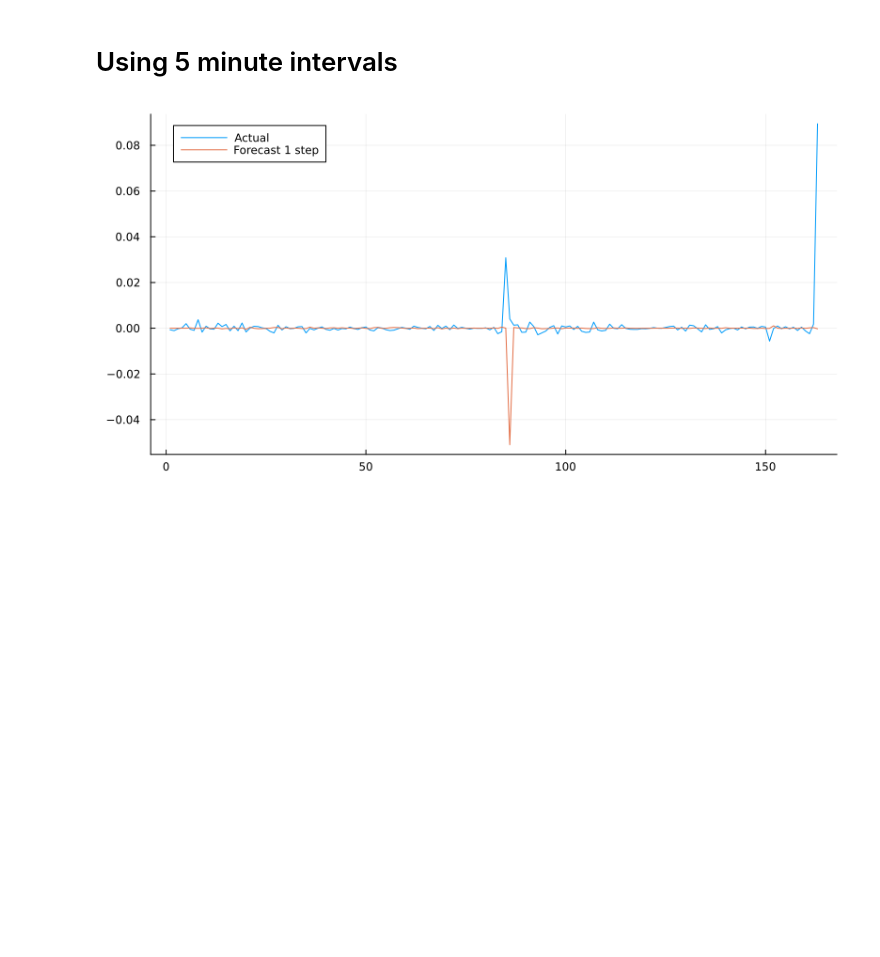
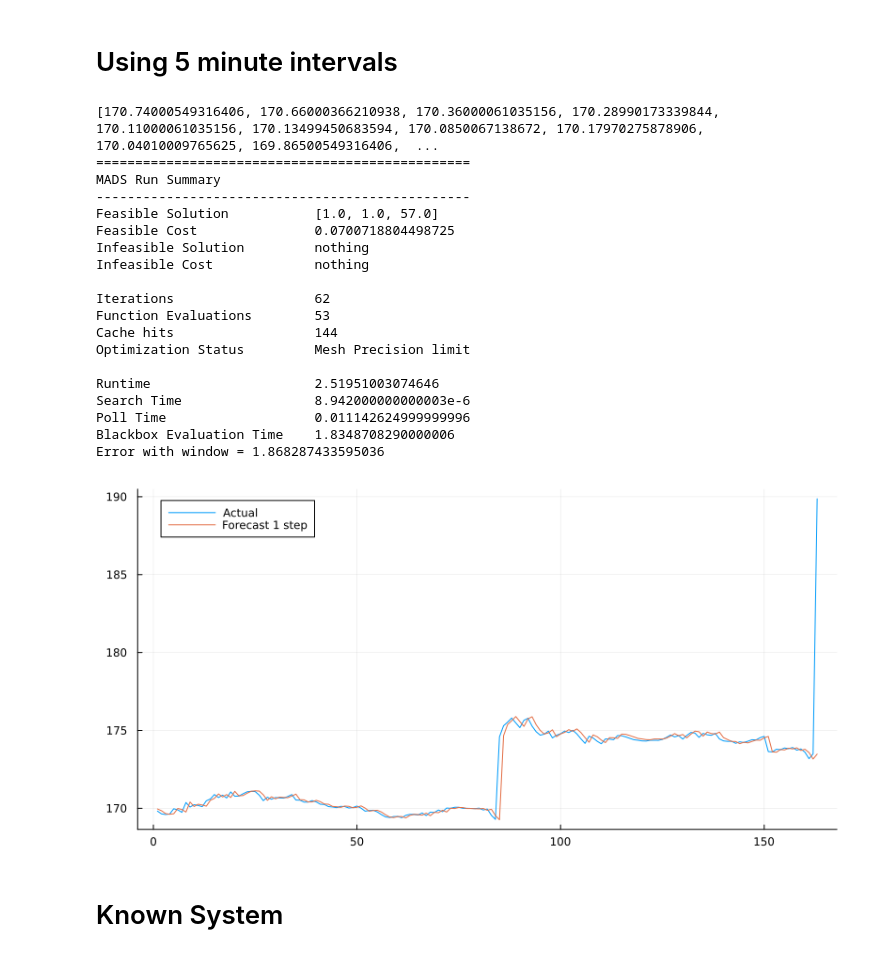
Before and after one commit to sheriff4000/fyp_repo, a Jupyter notebook: linear_refactor.ipynb, the cells around one changed output. Saved outputs shown, nothing was run; the diff lists cells and outputs as text; code cells hidden in the pictures; blank space fills up the shorter version.

```diff
--- a/linear_refactor.ipynb
+++ b/linear_refactor.ipynb
@@ -1,12 +1,13 @@
 # %%
 using DataFrames, Random, Statistics, Plots
-using AirBorne.ETL.YFinance: get_interday_data
+using AirBorne.ETL.YFinance: get_interday_data, get_chart_data, parse_intraday_raw_data
 using RollingFunctions
 using DirectSearch
 using PrettyTables
 using Suppressor
 using Latexify
 using Dates: DateTime, datetime2unix
+using Dates
 
 function regress(data, lookback=1, lookahead=1)
     num_samples = length(data) - lookback - lookahead + 1
@@ -20,7 +21,7 @@ function regress(data, lookback=1, lookahead=1)
     return params
 end
 
-function run_regression(data; lookback=1, lookahead=1, reparameterise_window=0)
+function run_regression(data; lookback=1, lookahead=1, reparameterise_window=0, dates=Nothing)
     step_map = Dict()
     step_error = []
     load_idx = max(lookback, reparameterise_window, round(Int, length(data) / 2))
@@ -54,7 +55,14 @@ function run_regression(data; lookback=1, lookahead=1, reparameterise_window=0)
         push!(step_error, mean((e).^2))
     end
 
-    step_plot = plot(running_data[lookahead+1:end], label="Actual", size=(800, 400))
+    if dates != Nothing
+        ticks = Dates.format.(dates, "dd-mm-yyyy")
+        tick_idx = 1:15:length(ticks)
+        println(tick_idx)
+        step_plot = plot(running_data[lookahead+1:end], xticks = (1:15:length(running_data),ticks[end-length(running_data)+1:15:end]), xrot=60, label="Actual", size=(800, 400))
+    else
+        step_plot = plot(running_data[lookahead+1:end], label="Actual", size=(800, 400))
+    end
     for i in 1:lookahead
         plot!(step_map[i][lookahead+1:end], label="Forecast $i step")
     end
@@ -65,7 +73,7 @@ unix(x) = string(round(Int, datetime2unix(DateTime(x))))
 aapl = get_interday_data(["AAPL"], unix("2021-01-01"), unix("2024-01-01"))
 returns = diff(log.(aapl.close))
 
-p, error = run_regression(returns; lookback=5, lookahead=2, reparameterise_window=50)
+p, error = run_regression(returns; lookback=5, lookahead=2, reparameterise_window=50, dates=aapl.date)
 display(p)
 println(error)
 # %% [output]
@@ -141,0 +158,23 @@ Error with no window = 0.00010581098836637986
+# %%
+function objective(x)
+    params = round.(Int, x)
+    obj_plot, errors = run_regression(train; lookback=params[1], lookahead=params[2], reparameterise_window=params[3])
+    plot!(obj_plot; title="Linear Model - Train Set. Lookback: $(params[1]), Lookahead: $(params[2]), Full Reparameterisation", size=(1000, 600))
+    # savefig(obj_plot, "linear_plots/linear_fixed_reparam/$(params[1])_$(params[2])_$(params[3]).svg")
+    return mean(errors)
+end
+
+# Optimising with a variable reparameterisation window
+problem = DSProblem(3, objective=objective, granularity=[1, 1, 1], initial_point=[5, 4, 0])
+valcond(x) = (0 < x[1] < (length(test) / 2)) &&  (x[2] == 4) && (x[3] == 0)
+AddExtremeConstraint(problem, valcond)
+Optimize!(problem)
+
+optimal = round.(Int, problem.x)
+
+opt_plot, error_window = run_regression(test; lookback=optimal[1], lookahead=optimal[2], reparameterise_window=optimal[3], dates = sp500.date)
+
+println("Error with window = $(mean(error_window))")
+plot!(opt_plot; title="Linear Model - Test Set. Lookback: $(optimal[1]), Lookahead: $(optimal[2]), Reparameterisation Window: $(optimal[3])", size=(1000, 600), ylabel="Log Price", left_margin=5Plots.mm, bottom_margin=5Plots.mm)
+display(opt_plot)
+# savefig(opt_plot, "linear_plots/linear_reparam/$(optimal[1])_$(optimal[2])_$(optimal[3])_TEST.svg")
@@ -144,31 +277,52 @@ Error with no window = 0.00010581098836637986
 # %%
 using AirBorne.ETL.YFinance: get_chart_data, parse_intraday_raw_data
 
 unix(x) = string(round(Int, datetime2unix(DateTime(x))))
 aapl = parse_intraday_raw_data(get_chart_data("AAPL", unix("2024-04-01"), unix("2024-04-30"), "5m"))
 
-returns = diff(log.(aapl.close))
+returns = aapl.close
 println(returns)
 
 train_idx = round(Int, length(returns) * 0.8)
 train, test = returns[1:train_idx], returns[train_idx+1:end]
 
 function objective(x)
     params = round.(Int, x)
     _, errors = run_regression(train; lookback=params[1], lookahead=params[2], reparameterise_window=params[3])
     # println("params: $(params), error: $(mean(errors))")
     return mean(errors)
 end
 
 problem = DSProblem(3, objective=objective, granularity=[1, 1, 1], initial_point=[5, 4, 50])
 valcond(x) = (0 < x[1] < (length(test) / 2)) &&  (0 < x[2] <= 4) && (0 < x[3] < round(Int, length(test) / 2))
 AddExtremeConstraint(problem, valcond)
 Optimize!(problem)
 
 optimal = round.(Int, problem.x)
 
 opt_plot, error_window = run_regression(test; lookback=optimal[1], lookahead=optimal[2], reparameterise_window=optimal[3])
 println("Error with window = $(mean(error_window))")
 display(opt_plot)
 # %% [output]
+[170.74000549316406, 170.66000366210938, 170.36000061035156, 170.28990173339844, 170.11000061035156, 170.13499450683594, 170.0850067138672, 170.17970275878906, 170.04010009765625, 169.86500549316406,  ...
+================================================
+MADS Run Summary
+------------------------------------------------
+Feasible Solution           [1.0, 1.0, 57.0]
+Feasible Cost               0.0700718804498725
+Infeasible Solution         nothing
+Infeasible Cost             nothing
+
+Iterations                  62
+Function Evaluations        53
+Cache hits                  144
+Optimization Status         Mesh Precision limit
+
+Runtime                     2.51951003074646
+Search Time                 8.942000000000003e-6
+Poll Time                   0.011142624999999996
+Blackbox Evaluation Time    1.8348708290000006
+Error with window = 1.868287433595036
-[figure, old version]
+[figure, new version]
+# %% [markdown]
+# Known System
```
Also changed, not shown: parts of 6 cells of this notebook, 3 other files.
